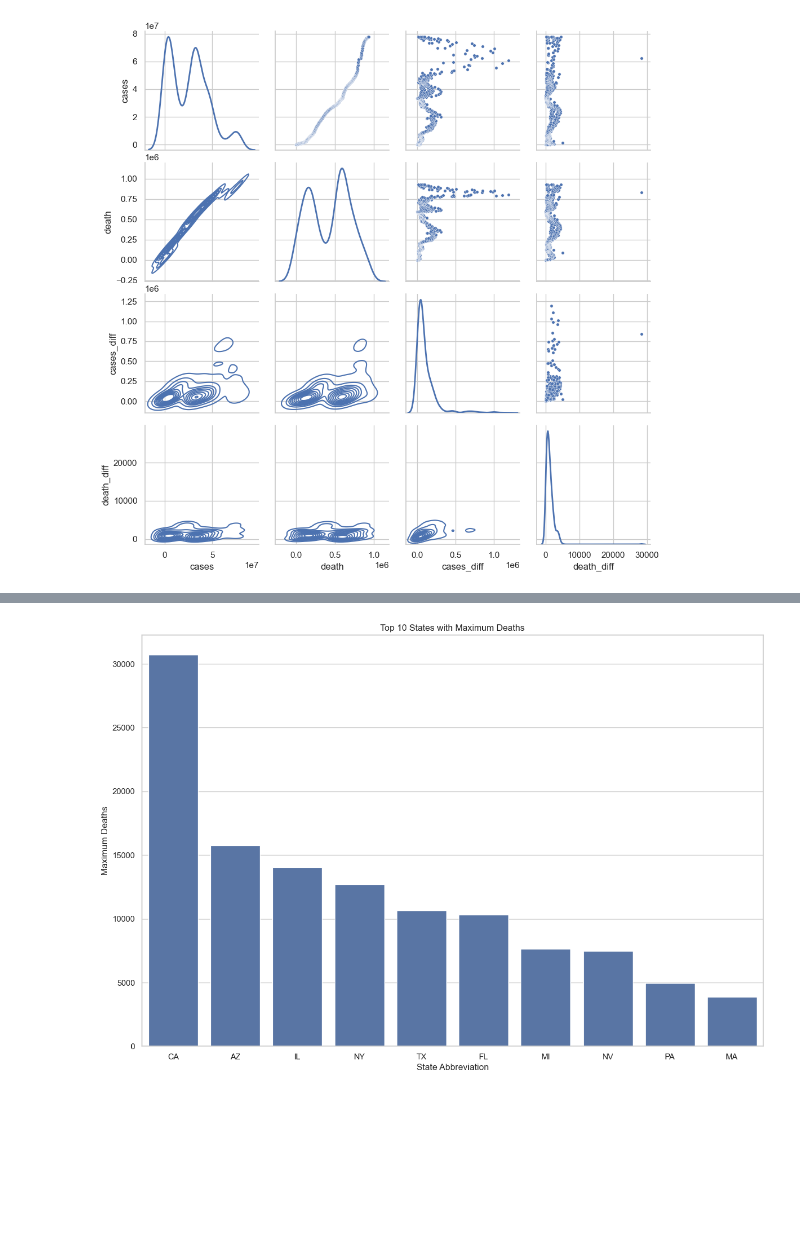
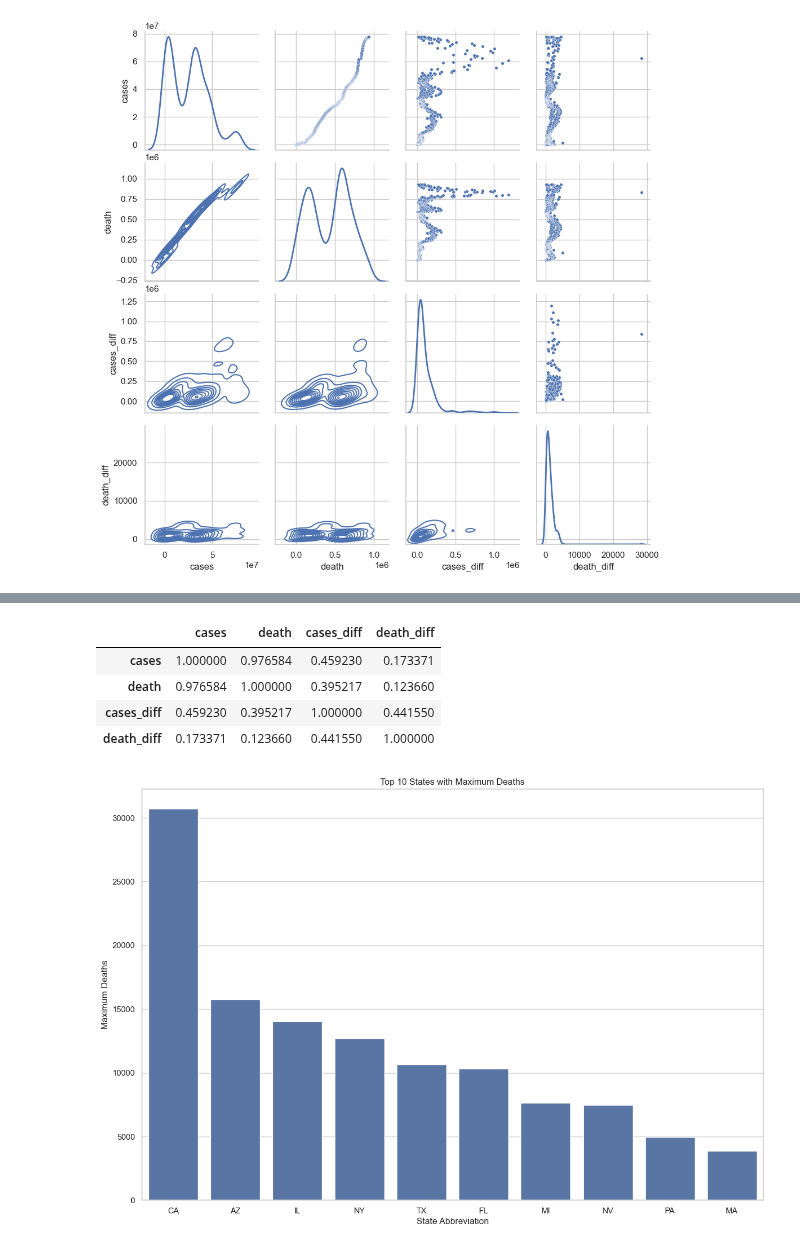
Before and after one commit to AppleBoiy/cs203-c19-analysis, a Jupyter notebook: code/C_exploration/3_all_time_behavior.ipynb, the cells around one changed output, grey strips where cells are left out. Drawn from its saved outputs; the diff is of its cells as text; code cells hidden in the pictures; blank space fills up the shorter version.

```diff
--- a/code/C_exploration/3_all_time_behavior.ipynb
+++ b/code/C_exploration/3_all_time_behavior.ipynb
@@ -98,3 +116,12 @@ g.map_diag(sns.kdeplot, lw=2)
+# %%
+# how about correlation?
+data.corr()
+# %% [output]
+|  | cases | death | cases_diff | death_diff |
+| cases | 1.000000 | 0.976584 | 0.459230 | 0.173371 |
+| death | 0.976584 | 1.000000 | 0.395217 | 0.123660 |
+| cases_diff | 0.459230 | 0.395217 | 1.000000 | 0.441550 |
+| death_diff | 0.173371 | 0.123660 | 0.441550 | 1.000000 |
 # %%
 files = [
     "spring1.csv",
```
Also changed, not shown: parts of 2 cells of this notebook, 3 other files.
